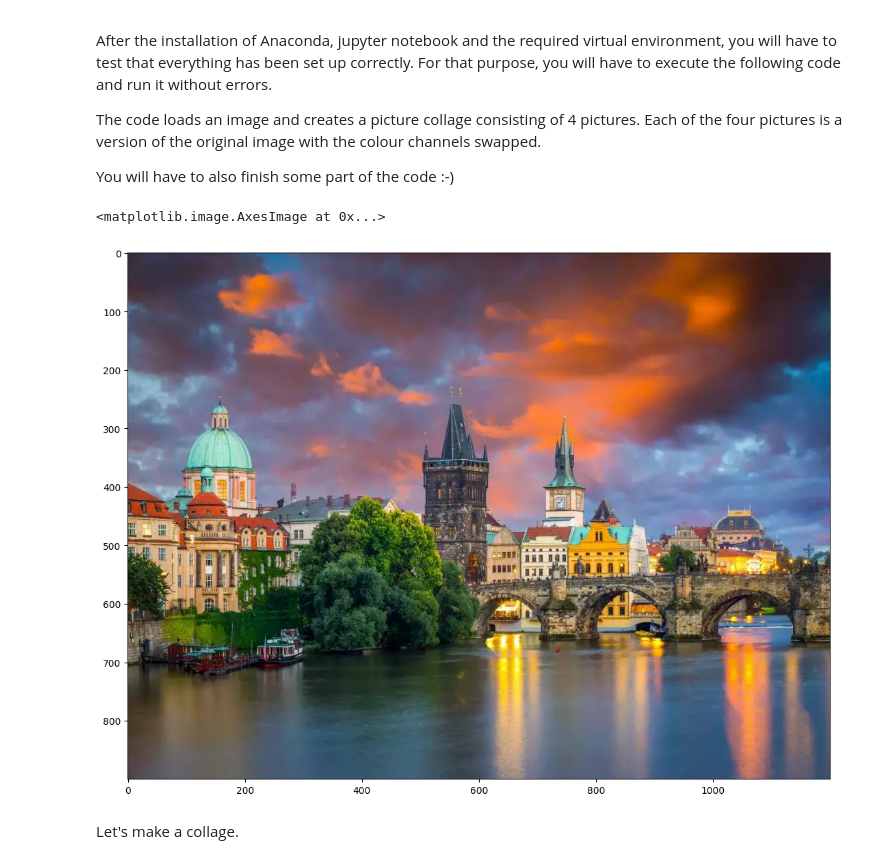
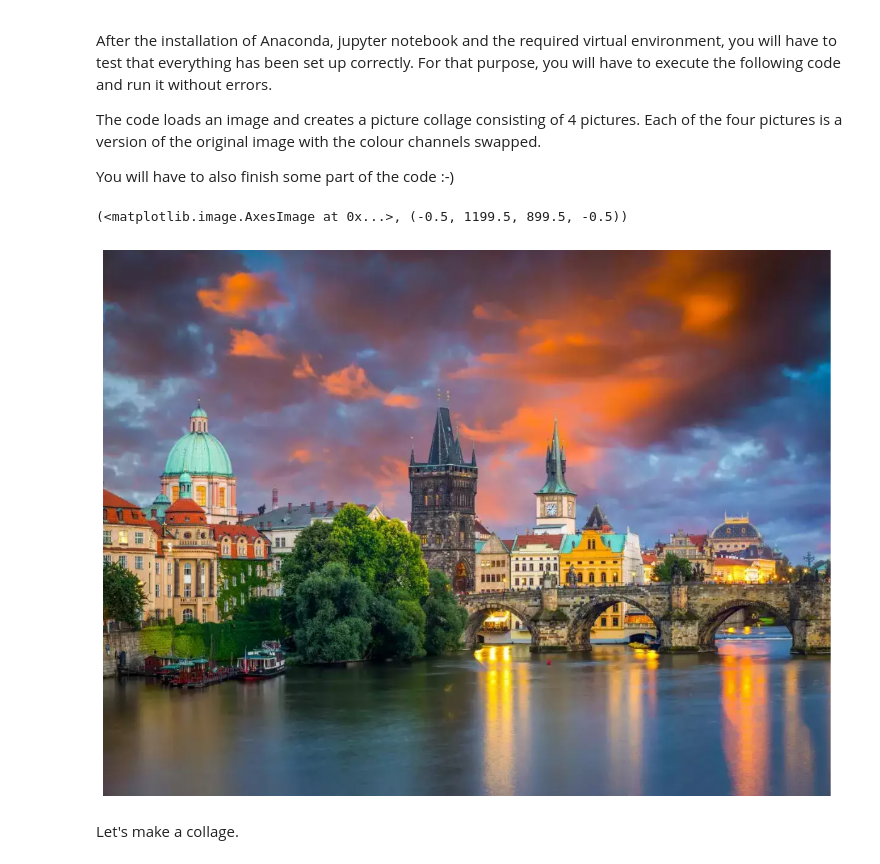
Before and after one commit to Terlok/Mathematical-methods-of-pattern-recognition-and-computer-vision, a Jupyter notebook: lab 1/hm1.ipynb, the cells around one changed output. Drawn from its saved outputs; the diff is of its cells as text; code cells hidden in the pictures.

```diff
--- a/lab 1/main.ipynb
+++ b/lab 1/hm1.ipynb
@@ -13,14 +13,14 @@ from matplotlib import pyplot as plt
 plt.rcParams['figure.figsize'] = [15, 10]
 # %%
 # Load an image (you can freely chose any image you like)
-img  = cv2.imread("image.webp")
+img  = cv2.imread('../image.webp')
 # Convert it to RGB
 img = cv2.cvtColor(img, cv2.COLOR_BGR2RGB)
 # Plot it
-plt.imshow(img)
+plt.imshow(img), plt.axis('off')
 # %% [output]
-<matplotlib.image.AxesImage at 0x...>
+(<matplotlib.image.AxesImage at 0x...>, (-0.5, 1199.5, 899.5, -0.5))
-[figure, old version]
+[figure, new version]
 # %% [markdown]
 Let's make a collage.
 # %%
```
Also changed, not shown: 2 other files.
